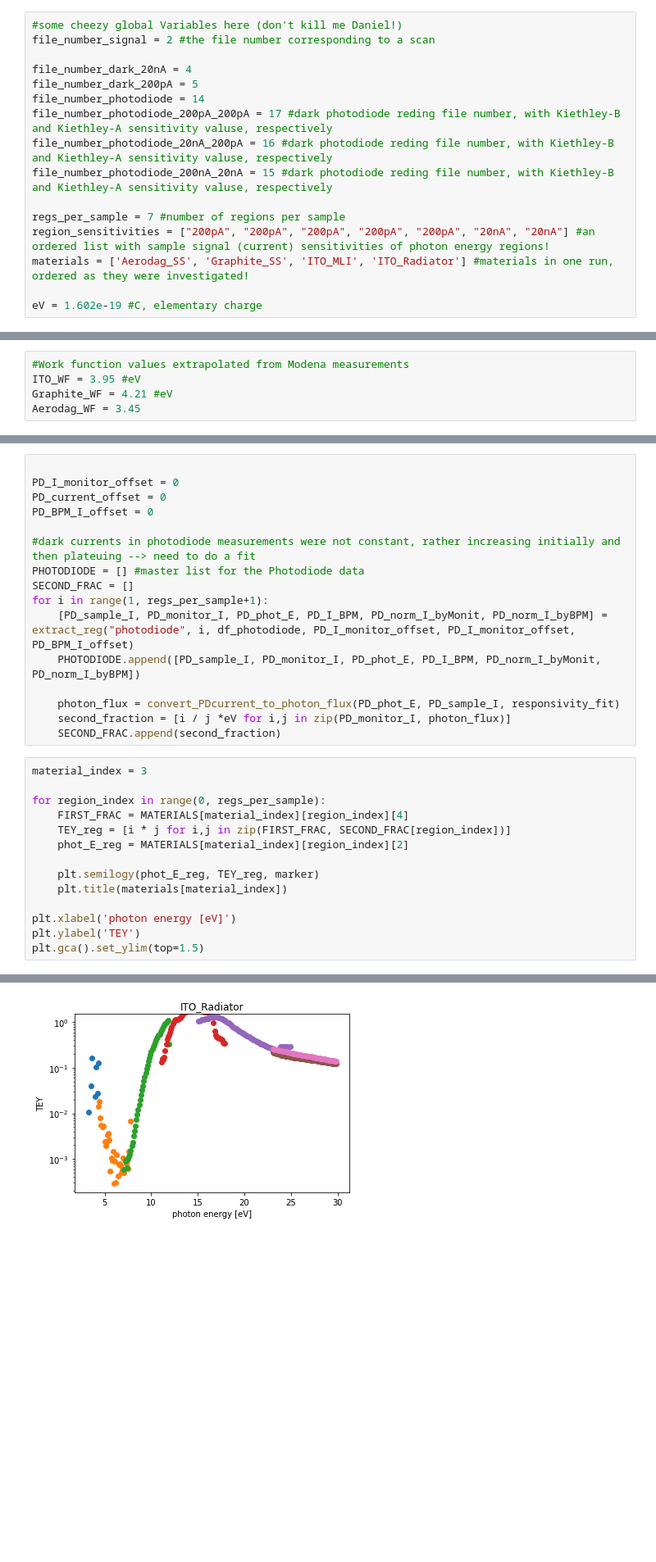
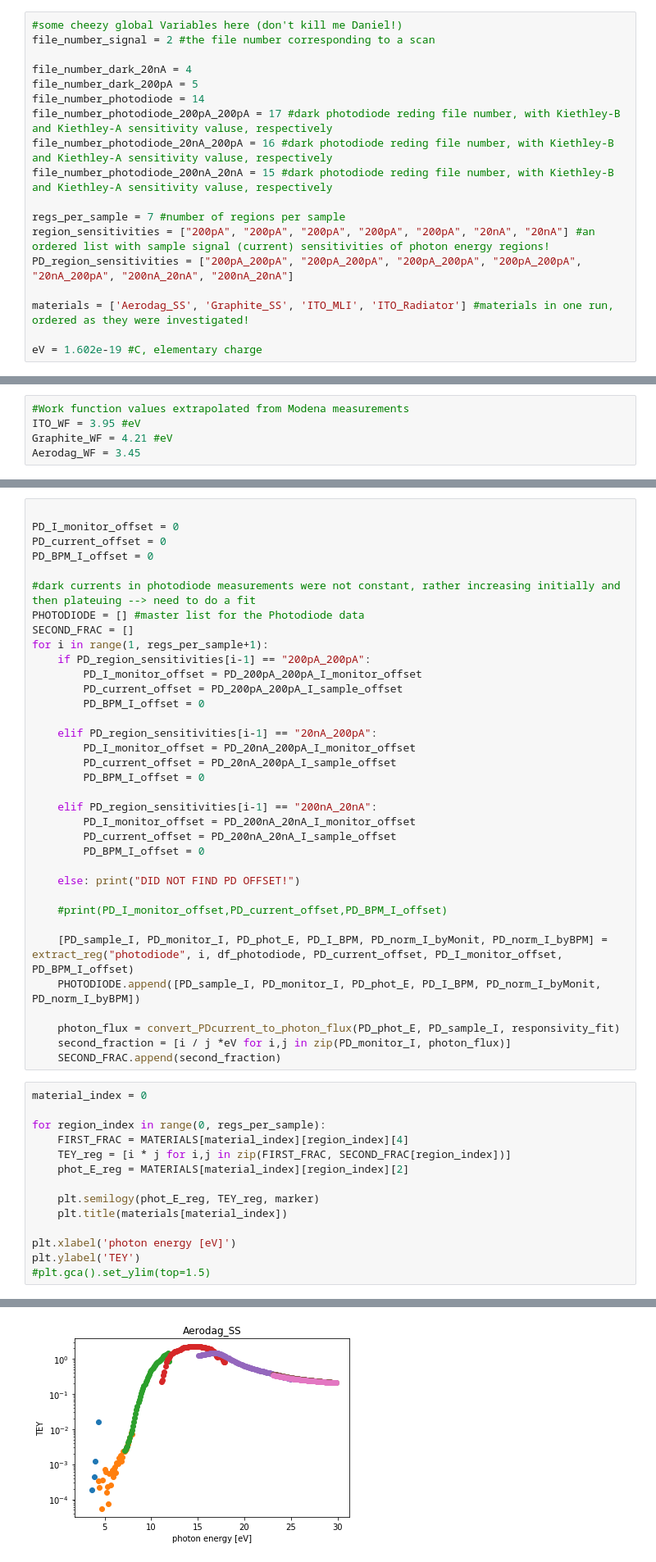
Before and after one commit to sebastiankalos/Elettra_data, a Jupyter notebook: BEAR_analysis.ipynb, the cells around one changed output, grey strips where cells are left out. Shown: that part at 82% size. Saved outputs shown, nothing was run; the diff lists cells and outputs as text; blank space fills up the shorter version.

Commit message:
first plot of TEY

```diff
--- a/BEAR_analysis.ipynb
+++ b/BEAR_analysis.ipynb
@@ -17,6 +17,8 @@ file_number_photodiode_200nA_20nA = 15 #dark photodiode reding file number, with
 
 regs_per_sample = 7 #number of regions per sample
 region_sensitivities = ["200pA", "200pA", "200pA", "200pA", "200pA", "20nA", "20nA"] #an ordered list with sample signal (current) sensitivities of photon energy regions!
+PD_region_sensitivities = ["200pA_200pA", "200pA_200pA", "200pA_200pA", "200pA_200pA", "20nA_200pA", "200nA_20nA", "200nA_20nA"]
+
 materials = ['Aerodag_SS', 'Graphite_SS', 'ITO_MLI', 'ITO_Radiator'] #materials in one run, ordered as they were investigated!
 
 eV = 1.602e-19 #C, elementary charge
@@ -390,14 +392,33 @@ PD_BPM_I_offset = 0
 PHOTODIODE = [] #master list for the Photodiode data
 SECOND_FRAC = []
 for i in range(1, regs_per_sample+1):
-    [PD_sample_I, PD_monitor_I, PD_phot_E, PD_I_BPM, PD_norm_I_byMonit, PD_norm_I_byBPM] = extract_reg("photodiode", i, df_photodiode, PD_I_monitor_offset, PD_I_monitor_offset, PD_BPM_I_offset)
+    if PD_region_sensitivities[i-1] == "200pA_200pA":
+        PD_I_monitor_offset = PD_200pA_200pA_I_monitor_offset
+        PD_current_offset = PD_200pA_200pA_I_sample_offset
+        PD_BPM_I_offset = 0
+
+    elif PD_region_sensitivities[i-1] == "20nA_200pA":
+        PD_I_monitor_offset = PD_20nA_200pA_I_monitor_offset
+        PD_current_offset = PD_20nA_200pA_I_sample_offset
+        PD_BPM_I_offset = 0
+
+    elif PD_region_sensitivities[i-1] == "200nA_20nA":
+        PD_I_monitor_offset = PD_200nA_20nA_I_monitor_offset
+        PD_current_offset = PD_200nA_20nA_I_sample_offset
+        PD_BPM_I_offset = 0
+
+    else: print("DID NOT FIND PD OFFSET!")
+
+    #print(PD_I_monitor_offset,PD_current_offset,PD_BPM_I_offset)
+
+    [PD_sample_I, PD_monitor_I, PD_phot_E, PD_I_BPM, PD_norm_I_byMonit, PD_norm_I_byBPM] = extract_reg("photodiode", i, df_photodiode, PD_current_offset, PD_I_monitor_offset, PD_BPM_I_offset)
     PHOTODIODE.append([PD_sample_I, PD_monitor_I, PD_phot_E, PD_I_BPM, PD_norm_I_byMonit, PD_norm_I_byBPM])
 
     photon_flux = convert_PDcurrent_to_photon_flux(PD_phot_E, PD_sample_I, responsivity_fit)
     second_fraction = [i / j *eV for i,j in zip(PD_monitor_I, photon_flux)]
     SECOND_FRAC.append(second_fraction)
 # %%
-material_index = 3
+material_index = 0
 
 for region_index in range(0, regs_per_sample):
     FIRST_FRAC = MATERIALS[material_index][region_index][4]
@@ -409,5 +430,5 @@ for region_index in range(0, regs_per_sample):
 
 plt.xlabel('photon energy [eV]')
 plt.ylabel('TEY')
-plt.gca().set_ylim(top=1.5)
+#plt.gca().set_ylim(top=1.5)
 # %% [output]
@@ -415 +436 @@ plt.gca().set_ylim(top=1.5)
-[figure, old version]
+[figure, new version]
```
Also changed, not shown: parts of 1 cell of this notebook.
